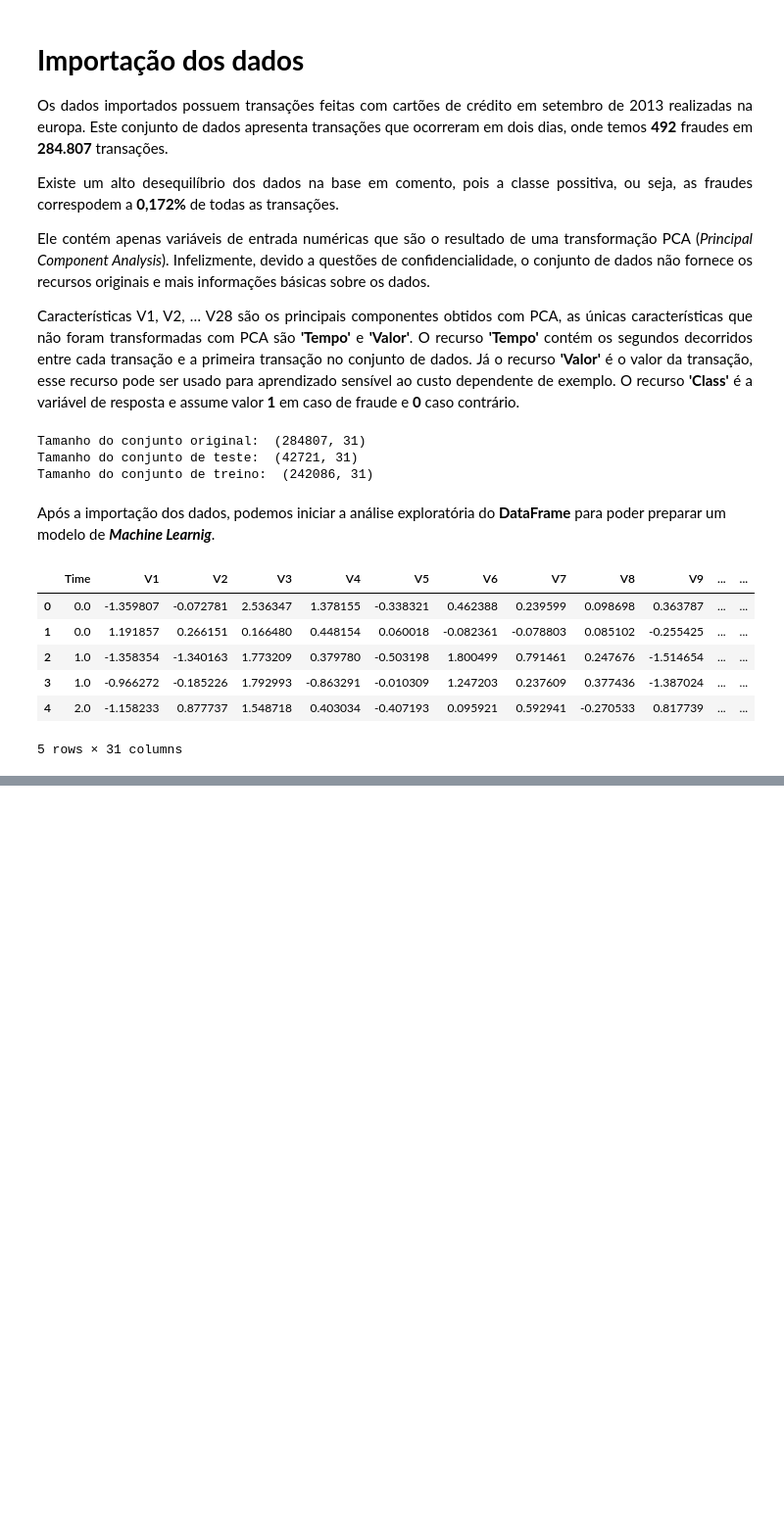
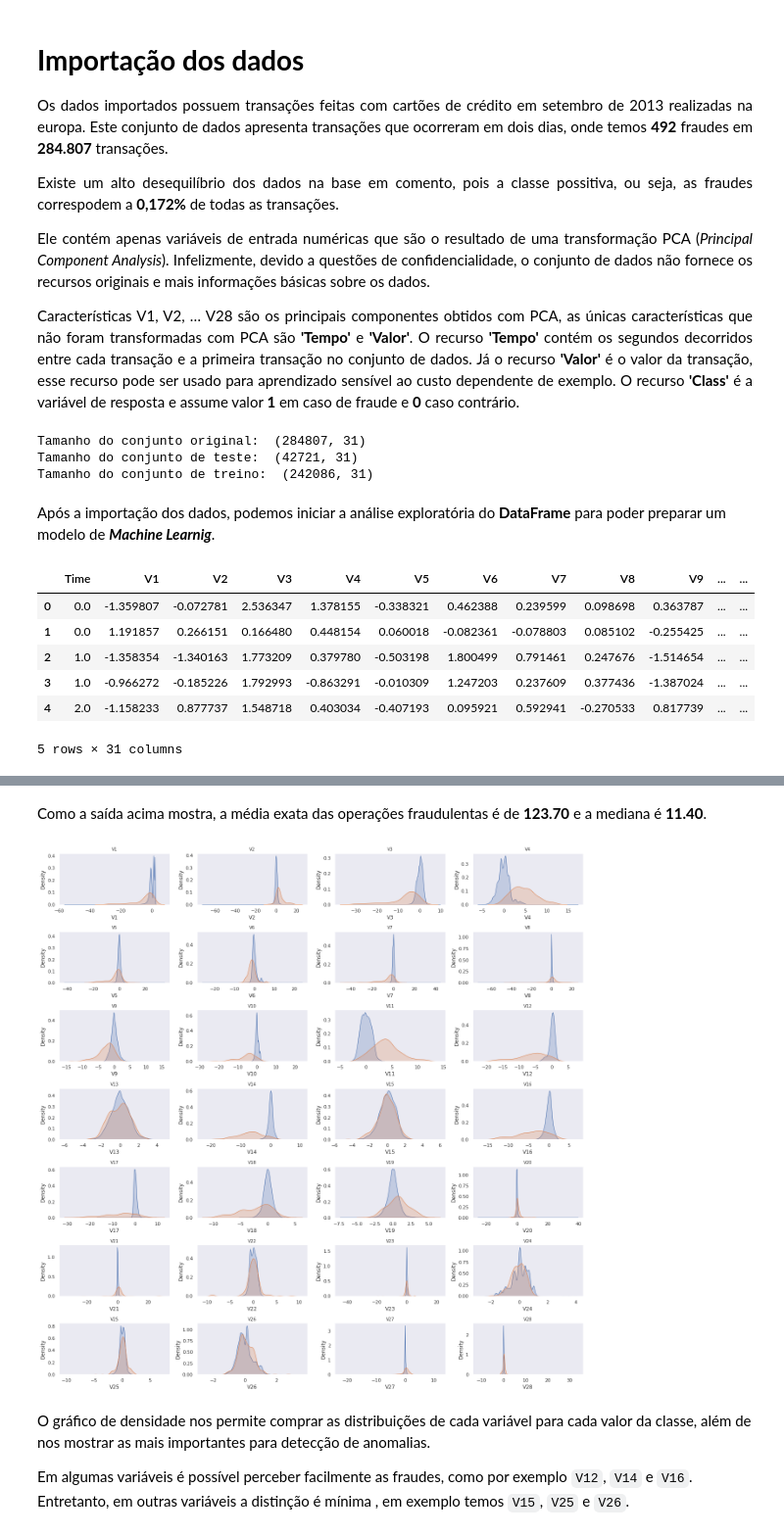
Before and after one commit to marcelomonier/CreditCardFraudDetection, a Jupyter notebook: PROJETO_Marcelo_Monier_Detecção_de_Fraude_em_Cartões_de_Crédito_ipynb.ipynb, the cells around one changed output, grey strips where cells are left out. Shown at 98% size. Drawn from its saved outputs; the diff is of its cells as text; code cells hidden in the pictures; blank space fills up the shorter version.

```diff
--- a/PROJETO_Marcelo_Monier_Detecção_de_Fraude_em_Cartões_de_Crédito_ipynb.ipynb
+++ b/PROJETO_Marcelo_Monier_Detecção_de_Fraude_em_Cartões_de_Crédito_ipynb.ipynb
@@ -103,0 +209,30 @@ df.head()
+# %% [markdown]
+Como a saída acima mostra, a média exata das operações fraudulentas é de <b>123.70</b> e a mediana é <b>11.40</b>.
+# %%
+
+# 1. Criar um novo dataframe sem as colunas Class, Amount e Time
+columns_names = df.drop(['Class', 'Amount', 'Time'], axis=1).columns
+
+num_plots = len(columns_names)
+df_class_0 = df[df['Class'] == 0]
+df_class_1 = df[df['Class'] == 1]
+
+# 2.Plotar o gráfico de densidade
+fig, ax = plt.subplots(nrows=7, ncols= 4, figsize=(18, 18))
+
+idx = 0
+for col in columns_names:
+  idx += 1
+  plt.subplot(7, 4, idx)
+  sns.kdeplot(df_class_0[col], label='Class 0', shade=True)
+  sns.kdeplot(df_class_1[col], label='Class 1', shade=True)
+
+  plt.title(col, fontsize=10)
+
+plt.tight_layout()
+# %% [output]
+[figure, added]
+# %% [markdown]
+O gráfico de densidade nos permite comprar as distribuições de cada variável para cada valor da classe, além de nos mostrar as mais importantes para detecção de anomalias.
+
+Em algumas variáveis é possível perceber facilmente as fraudes, como por exemplo `V12`, `V14` e `V16`. Entretanto, em outras variáveis a distinção é mínima , em exemplo temos `V15`, `V25` e `V26`.
```
Also changed, not shown: parts of 52 cells of this notebook.
